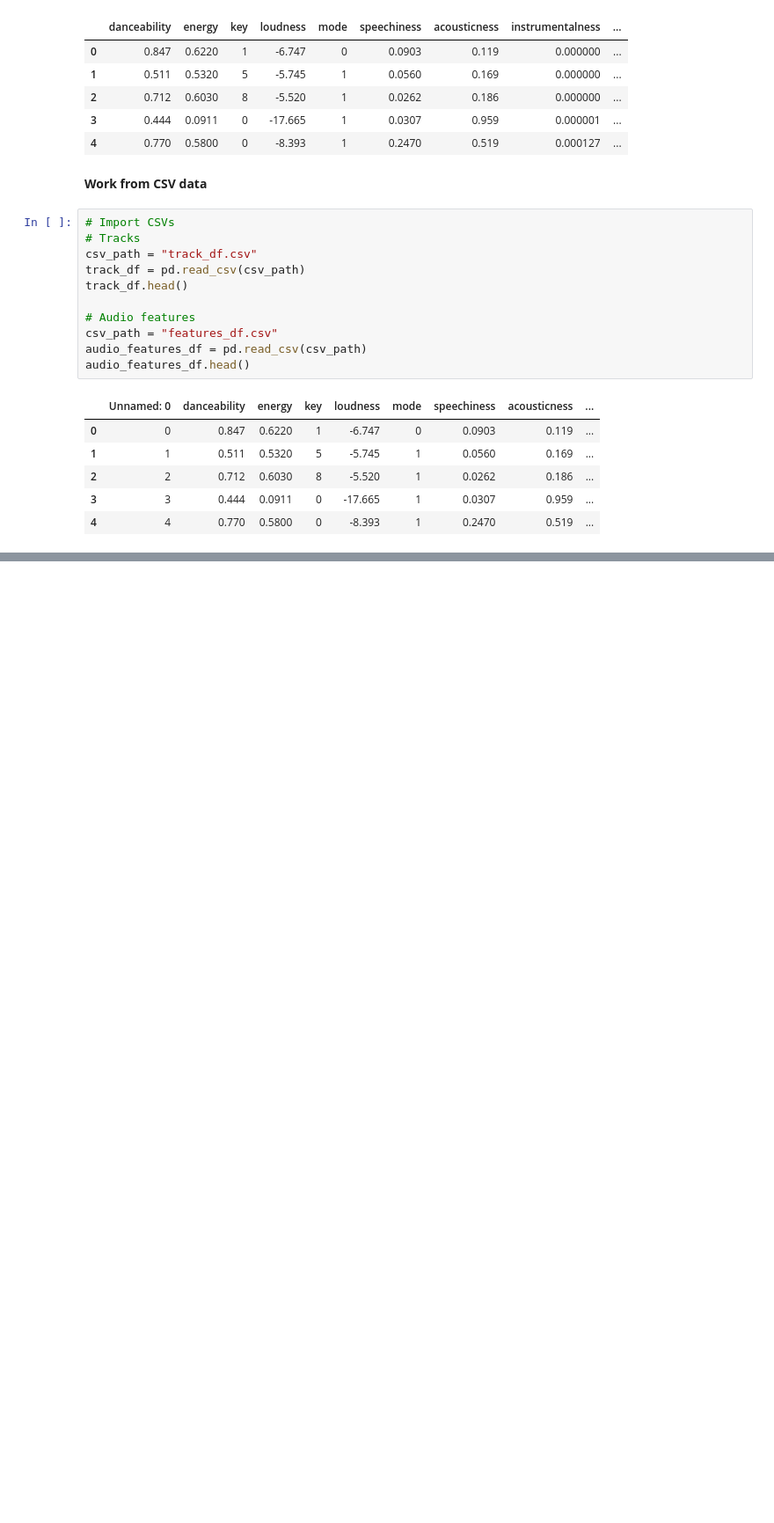
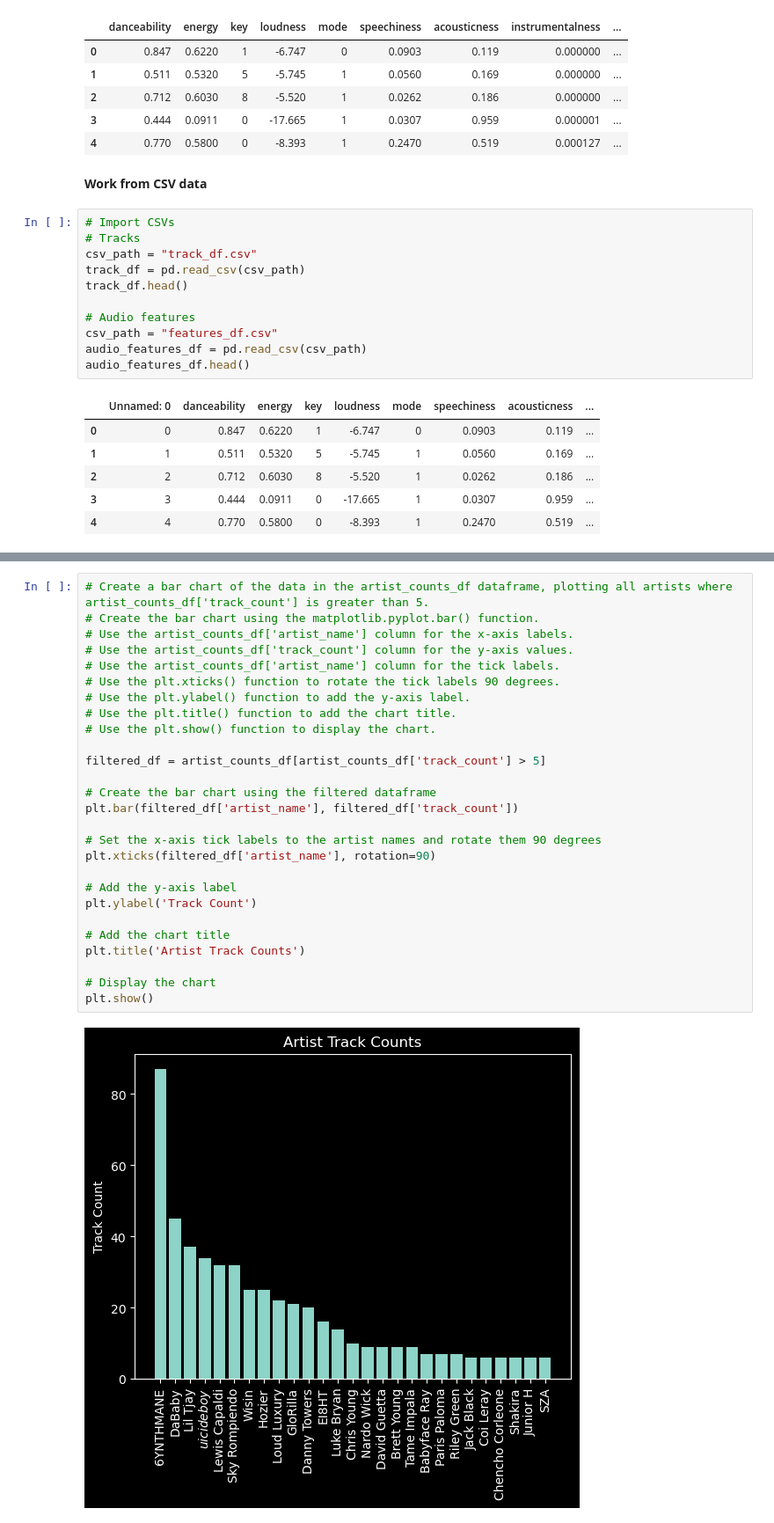
Before and after one commit to amdruggan/project_1, a Jupyter notebook: Resources/main.ipynb, the cells around one changed output, grey strips where cells are left out. Shown: that part at 88% size. Cells and saved outputs as stored; diff of their text form; blank space fills up the shorter version.

```diff
--- a/Resources/main.ipynb
+++ b/Resources/main.ipynb
@@ -102,0 +175,29 @@ merged_df
+# %%
+# Create a bar chart of the data in the artist_counts_df dataframe, plotting all artists where artist_counts_df['track_count'] is greater than 5.
+# Create the bar chart using the matplotlib.pyplot.bar() function.
+# Use the artist_counts_df['artist_name'] column for the x-axis labels.
+# Use the artist_counts_df['track_count'] column for the y-axis values.
+# Use the artist_counts_df['artist_name'] column for the tick labels.
+# Use the plt.xticks() function to rotate the tick labels 90 degrees.
+# Use the plt.ylabel() function to add the y-axis label.
+# Use the plt.title() function to add the chart title.
+# Use the plt.show() function to display the chart.
+
+filtered_df = artist_counts_df[artist_counts_df['track_count'] > 5]
+
+# Create the bar chart using the filtered dataframe
+plt.bar(filtered_df['artist_name'], filtered_df['track_count'])
+
+# Set the x-axis tick labels to the artist names and rotate them 90 degrees
+plt.xticks(filtered_df['artist_name'], rotation=90)
+
+# Add the y-axis label
+plt.ylabel('Track Count')
+
+# Add the chart title
+plt.title('Artist Track Counts')
+
+# Display the chart
+plt.show()
+# %% [output]
+[figure, added]
```
Also changed, not shown: parts of 7 cells of this notebook, 3 other files.
